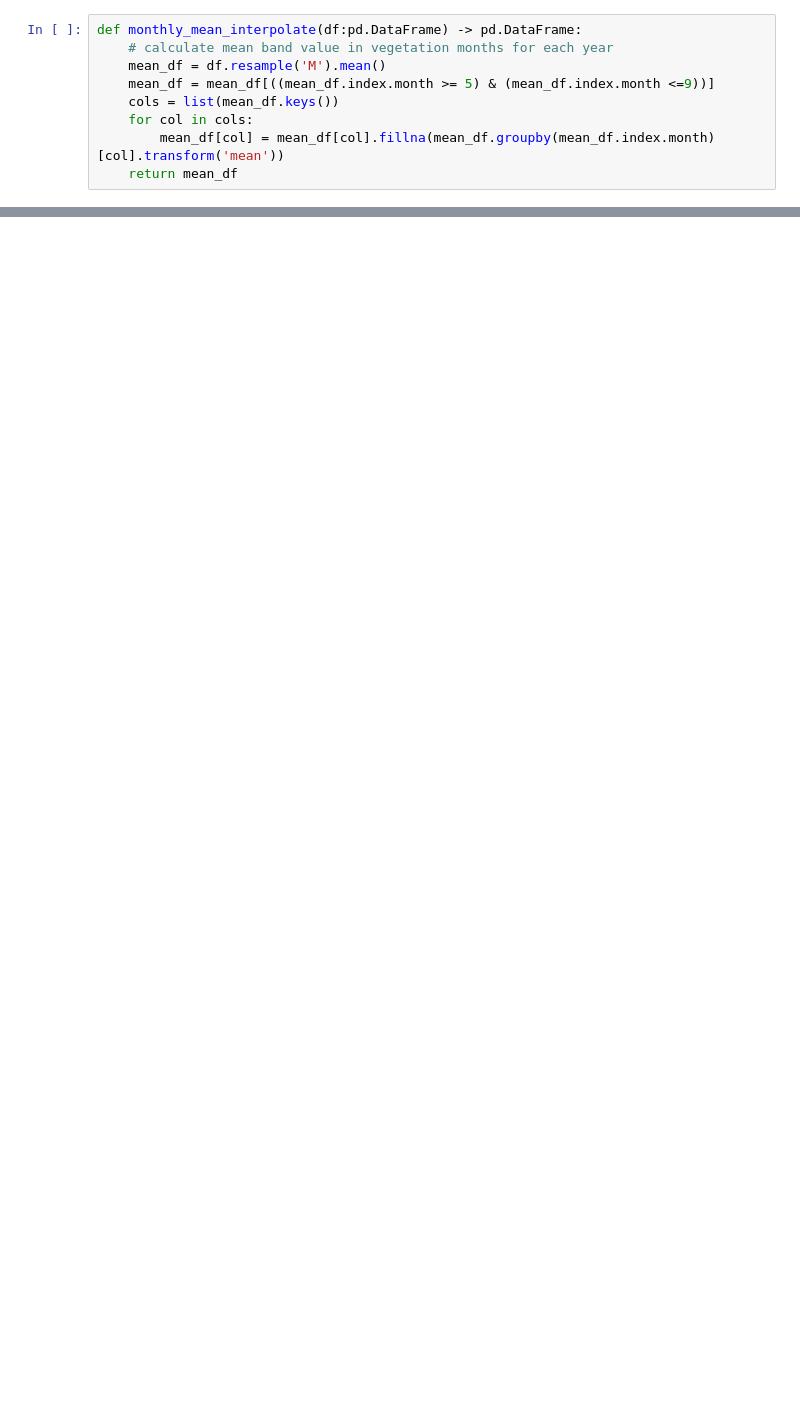
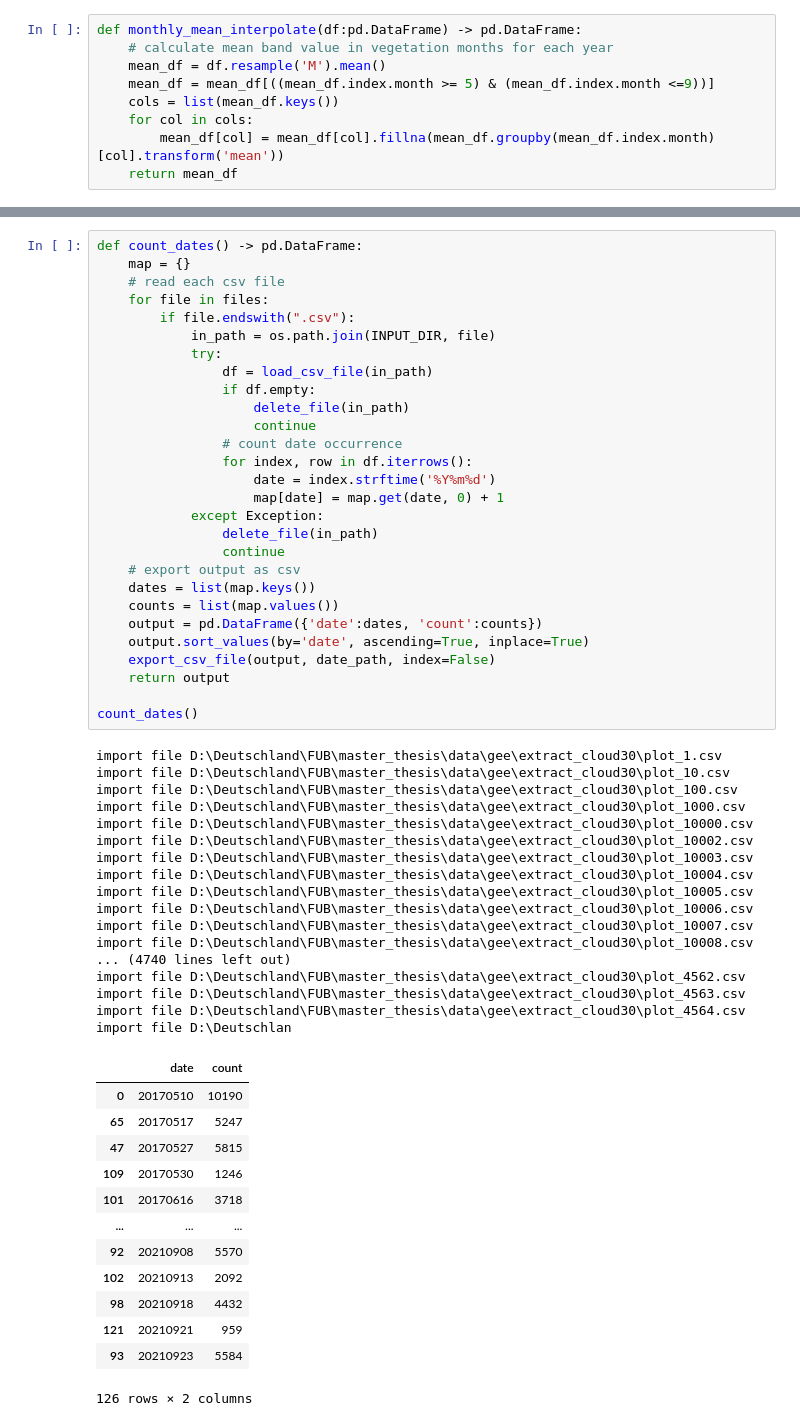
Before and after one commit to JKfuberlin/SITS-NN-Classification, a Jupyter notebook: dataset.ipynb, the cells around one changed output, grey strips where cells are left out. Saved outputs shown, nothing was run; the diff lists cells and outputs as text; blank space fills up the shorter version.

```diff
--- a/dataset.ipynb
+++ b/dataset.ipynb
@@ -106,0 +69,59 @@ def merge_data_frame(data_frames:List[pd.DataFrame]) -> None:
+# %%
+def count_dates() -> pd.DataFrame:
+    map = {}
+    # read each csv file
+    for file in files:
+        if file.endswith(".csv"):
+            in_path = os.path.join(INPUT_DIR, file)
+            try:
+                df = load_csv_file(in_path)
+                if df.empty:
+                    delete_file(in_path)
+                    continue
+                # count date occurrence
+                for index, row in df.iterrows():
+                    date = index.strftime('%Y%m%d')
+                    map[date] = map.get(date, 0) + 1
+            except Exception:
+                delete_file(in_path)
+                continue
+    # export output as csv
+    dates = list(map.keys())
+    counts = list(map.values())
+    output = pd.DataFrame({'date':dates, 'count':counts})
+    output.sort_values(by='date', ascending=True, inplace=True)
+    export_csv_file(output, date_path, index=False)
+    return output
+
+count_dates()
+# %% [output]
+import file D:\Deutschland\FUB\master_thesis\data\gee\extract_cloud30\plot_1.csv
+import file D:\Deutschland\FUB\master_thesis\data\gee\extract_cloud30\plot_10.csv
+import file D:\Deutschland\FUB\master_thesis\data\gee\extract_cloud30\plot_100.csv
+import file D:\Deutschland\FUB\master_thesis\data\gee\extract_cloud30\plot_1000.csv
+import file D:\Deutschland\FUB\master_thesis\data\gee\extract_cloud30\plot_10000.csv
+import file D:\Deutschland\FUB\master_thesis\data\gee\extract_cloud30\plot_10002.csv
+import file D:\Deutschland\FUB\master_thesis\data\gee\extract_cloud30\plot_10003.csv
+import file D:\Deutschland\FUB\master_thesis\data\gee\extract_cloud30\plot_10004.csv
+import file D:\Deutschland\FUB\master_thesis\data\gee\extract_cloud30\plot_10005.csv
+import file D:\Deutschland\FUB\master_thesis\data\gee\extract_cloud30\plot_10006.csv
+import file D:\Deutschland\FUB\master_thesis\data\gee\extract_cloud30\plot_10007.csv
+import file D:\Deutschland\FUB\master_thesis\data\gee\extract_cloud30\plot_10008.csv
+... (4740 lines left out)
+import file D:\Deutschland\FUB\master_thesis\data\gee\extract_cloud30\plot_4562.csv
+import file D:\Deutschland\FUB\master_thesis\data\gee\extract_cloud30\plot_4563.csv
+import file D:\Deutschland\FUB\master_thesis\data\gee\extract_cloud30\plot_4564.csv
+import file D:\Deutschlan
+|  | date | count |
+| 0 | 20170510 | 10190 |
+| 65 | 20170517 | 5247 |
+| 47 | 20170527 | 5815 |
+| 109 | 20170530 | 1246 |
+| 101 | 20170616 | 3718 |
+| ... | ... | ... |
+| 92 | 20210908 | 5570 |
+| 102 | 20210913 | 2092 |
+| 98 | 20210918 | 4432 |
+| 121 | 20210921 | 959 |
+| 93 | 20210923 | 5584 |
+126 rows × 2 columns
```
Also changed, not shown: parts of 13 cells of this notebook, 4 other files.
